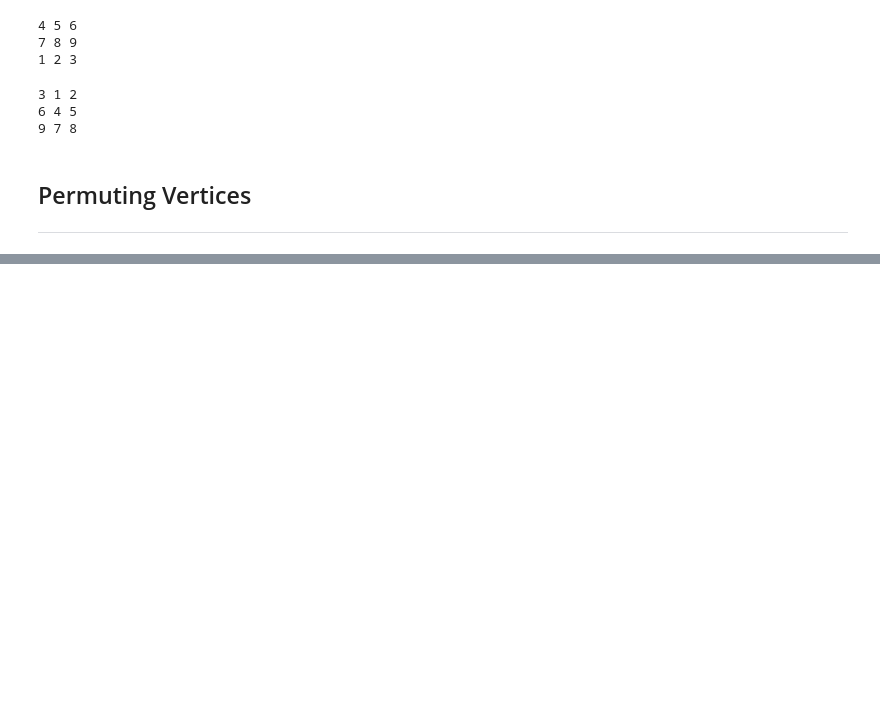
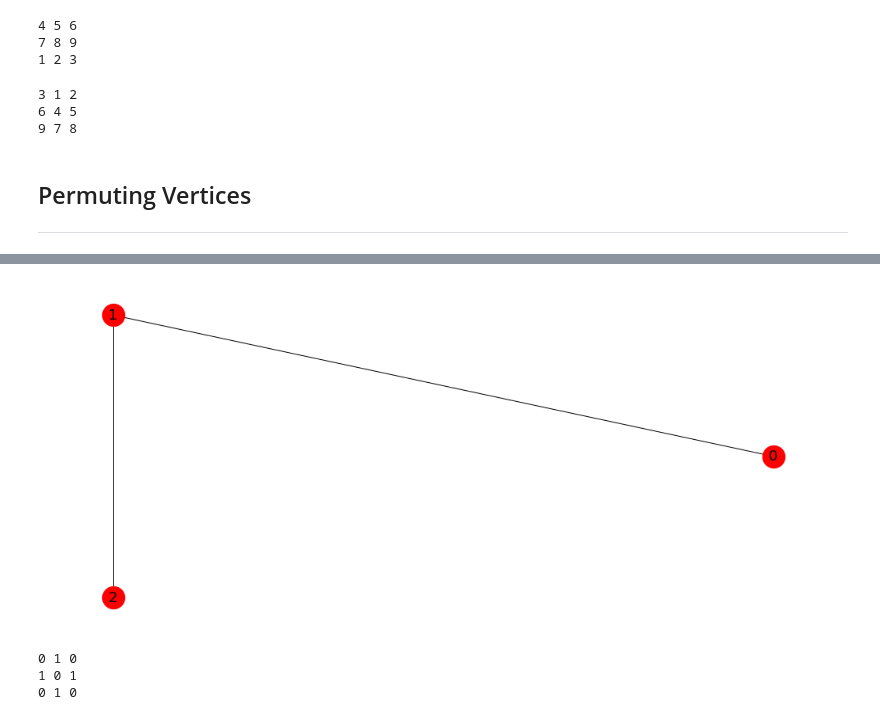
Before and after one commit to Rshocks/GraphTheory, a Jupyter notebook: Graph Isomorphism.ipynb, the cells around one changed output, grey strips where cells are left out. Cells and saved outputs as stored; diff of their text form; code cells hidden in the pictures; blank space fills up the shorter version.

```diff
--- a/Graph Isomorphism.ipynb
+++ b/Graph Isomorphism.ipynb
@@ -347,0 +432,17 @@ G = nx.Graph
+# %%
+#if we changed 1 and 0 in the graph then it would be isomorphic because the graphs would have same structure,
+#but would not be made up in the same way
+
+G = nx.Graph()
+E = ((0,1),(1,2))
+G.add_edges_from(E)
+nx.draw_circular(G, **params)
+# %% [output]
+[figure, added]
+# %%
+A = nx.to_numpy_array(G).astype(np.uint8)
+matrix_print(A)
+# %% [output]
+0 1 0
+1 0 1
+0 1 0
```
Also changed, not shown: parts of 7 cells of this notebook.
